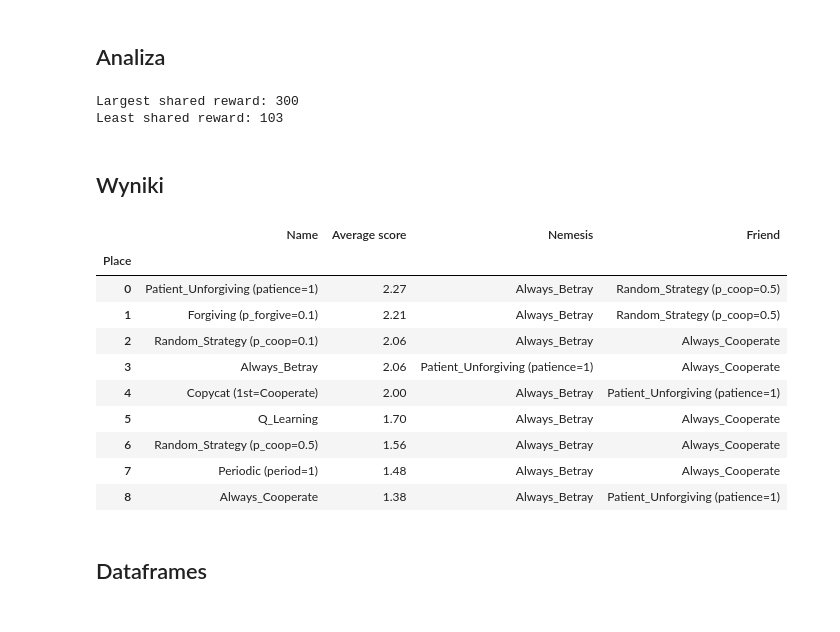
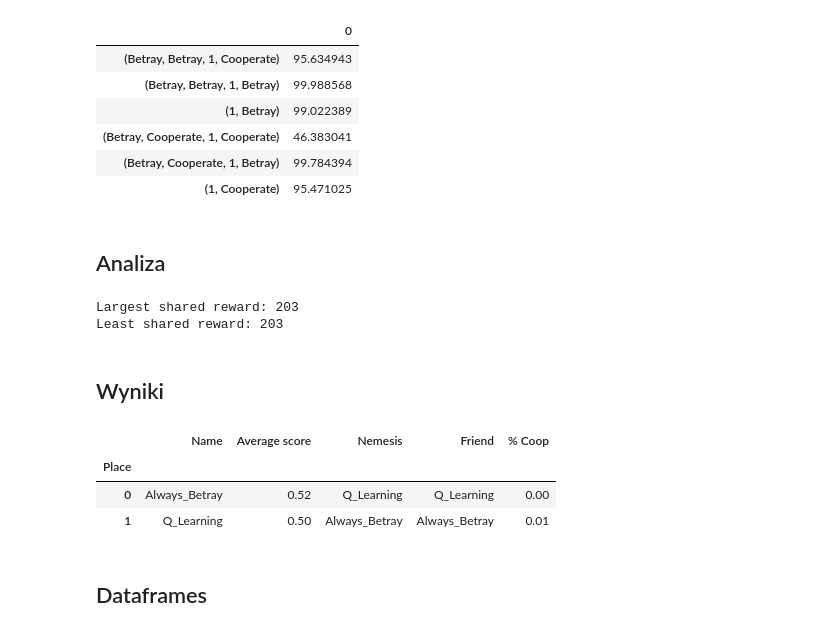
Before and after one commit to A-Rozmarynowicz/Prisoners_Dilemma_Simulator, a Jupyter notebook: source/main.ipynb, the cells around one changed output. Cells and saved outputs as stored; diff of their text form; code cells hidden in the pictures.

```diff
--- a/source/main.ipynb
+++ b/source/main.ipynb
@@ -16,4 +13,6 @@ from collections import defaultdict
 prison = Prison()
 actions = prison.Get_Actions()
 # %%
-q_learning = Q_Learning(actions=actions, state_size=6, register_enemy_ID=False)
+q_learning = Q_Learning(actions=actions, state_size=1, register_enemy_ID=True)
+q_learning.Train()
+# q_learning.Load_Q_Table("dupa.pkl")
@@ -20,14 +21,14 @@ q_learning = Q_Learning(actions=actions, state_size=6, register_enemy_ID=False)
 # %%
 strategies_list = [
-    Random_Strategy(actions=actions),
+    # Random_Strategy(actions=actions),
     q_learning,
-    Random_Strategy(actions=actions, p_coop=0.1),
+    # Random_Strategy(actions=actions, p_coop=0.1),
     Always_Betray(actions=actions),
-    Always_Cooperate(actions=actions),
-    Patient_Unforgiving(actions=actions),
-    Copycat(actions=actions),
-    Periodic(actions=actions, period=1),
-    Forgiving(actions=actions),
+    # Always_Cooperate(actions=actions),
+    # Patient_Unforgiving(actions=actions),
+    # Copycat(actions=actions),
+    # Periodic(actions=actions, period=1),
+    # Forgiving(actions=actions),
 ]
 
 number_of_strategies = len(strategies_list)
@@ -64,14 +65,15 @@ def RL_Training(gm : Game_Master, number_of_games, number_of_RL_epochs, total_ga
             print(i)
     return gm
 # %%
-number_of_games = 35
-number_of_RL_epochs = 100000
+number_of_games = 100
+number_of_RL_epochs = 100
 total_games_explicit = True
 max_action_memory = -1
 
 gm = Game_Master(prison, strategies=strategies, duel_size=2, max_action_memory=max_action_memory)
 
-RL_Training(gm=gm, number_of_games=number_of_games, number_of_RL_epochs=number_of_RL_epochs, total_games_explicit=total_games_explicit)
+q_learning.Train()
+RL_Training(gm=gm, number_of_games=number_of_games+1, number_of_RL_epochs=number_of_RL_epochs, total_games_explicit=total_games_explicit)
 
 q_learning.Eval()
 duel_matrix, rewards = Normal_Tournament(gm=gm, number_of_games=number_of_games, total_games_explicit=total_games_explicit)
@@ -97,3 +83,13 @@ rewards.Sort_Total_Rewards()
+# %%
+display(pd.DataFrame.from_dict(q_learning.q_table, orient="index"))
+# %% [output]
+|  | 0 |
+| (Betray, Betray, 1, Cooperate) | 95.634943 |
+| (Betray, Betray, 1, Betray) | 99.988568 |
+| (1, Betray) | 99.022389 |
+| (Betray, Cooperate, 1, Cooperate) | 46.383041 |
+| (Betray, Cooperate, 1, Betray) | 99.784394 |
+| (1, Cooperate) | 95.471025 |
 # %% [markdown]
 ## Analiza
 # %%
@@ -126,8 +122,8 @@ for (_, rewards) in duel_rewards.items():
 print(f"Largest shared reward: {largest_shared_victory}")
 print(f"Least shared reward: {least_shared_victory}")
 # %% [output]
-Largest shared reward: 300
-Least shared reward: 103
+Largest shared reward: 203
+Least shared reward: 203
 # %%
 from Base_Modules.Nemesis import Nemesis_Best_Enemy_Score, Nemesis_Worst_Score, Nemesis_Largest_Difference
 
@@ -170,27 +166,22 @@ display(action_stats_df)
 # %%
 summary = {}
 for ix, (id, score) in enumerate(total_rewards.items()):
     summary[ix] = {"Name": get_name(id),
                    "Average score": average_rewards_per_round[id],
                    "Nemesis": get_name(nemesis[id][0]),
-                   "Friend": get_name(friends[id][0])}
+                   "Friend": get_name(friends[id][0]),
+                   "% Coop": cooperate_stats_per_strategy[id],
+                    }
 
 summary_df = pd.DataFrame.from_dict(summary, orient="index")
 summary_df.index.name = "Place"
 
 display(summary_df.round(2))
 # %% [output]
-|  | Name | Average score | Nemesis | Friend |
-| Place |  |  |  |  |
-| 0 | Patient_Unforgiving (patience=1) | 2.27 | Always_Betray | Random_Strategy (p_coop=0.5) |
-| 1 | Forgiving (p_forgive=0.1) | 2.21 | Always_Betray | Random_Strategy (p_coop=0.5) |
-| 2 | Random_Strategy (p_coop=0.1) | 2.06 | Always_Betray | Always_Cooperate |
-| 3 | Always_Betray | 2.06 | Patient_Unforgiving (patience=1) | Always_Cooperate |
-| 4 | Copycat (1st=Cooperate) | 2.00 | Always_Betray | Patient_Unforgiving (patience=1) |
-| 5 | Q_Learning | 1.70 | Always_Betray | Always_Cooperate |
-| 6 | Random_Strategy (p_coop=0.5) | 1.56 | Always_Betray | Always_Cooperate |
-| 7 | Periodic (period=1) | 1.48 | Always_Betray | Always_Cooperate |
-| 8 | Always_Cooperate | 1.38 | Always_Betray | Patient_Unforgiving (patience=1) |
+|  | Name | Average score | Nemesis | Friend | % Coop |
+| Place |  |  |  |  |  |
+| 0 | Always_Betray | 0.52 | Q_Learning | Q_Learning | 0.00 |
+| 1 | Q_Learning | 0.50 | Always_Betray | Always_Betray | 0.01 |
 # %% [markdown]
 ## Dataframes
 # %%
```
Also changed, not shown: parts of 6 cells of this notebook, 2 other files.
